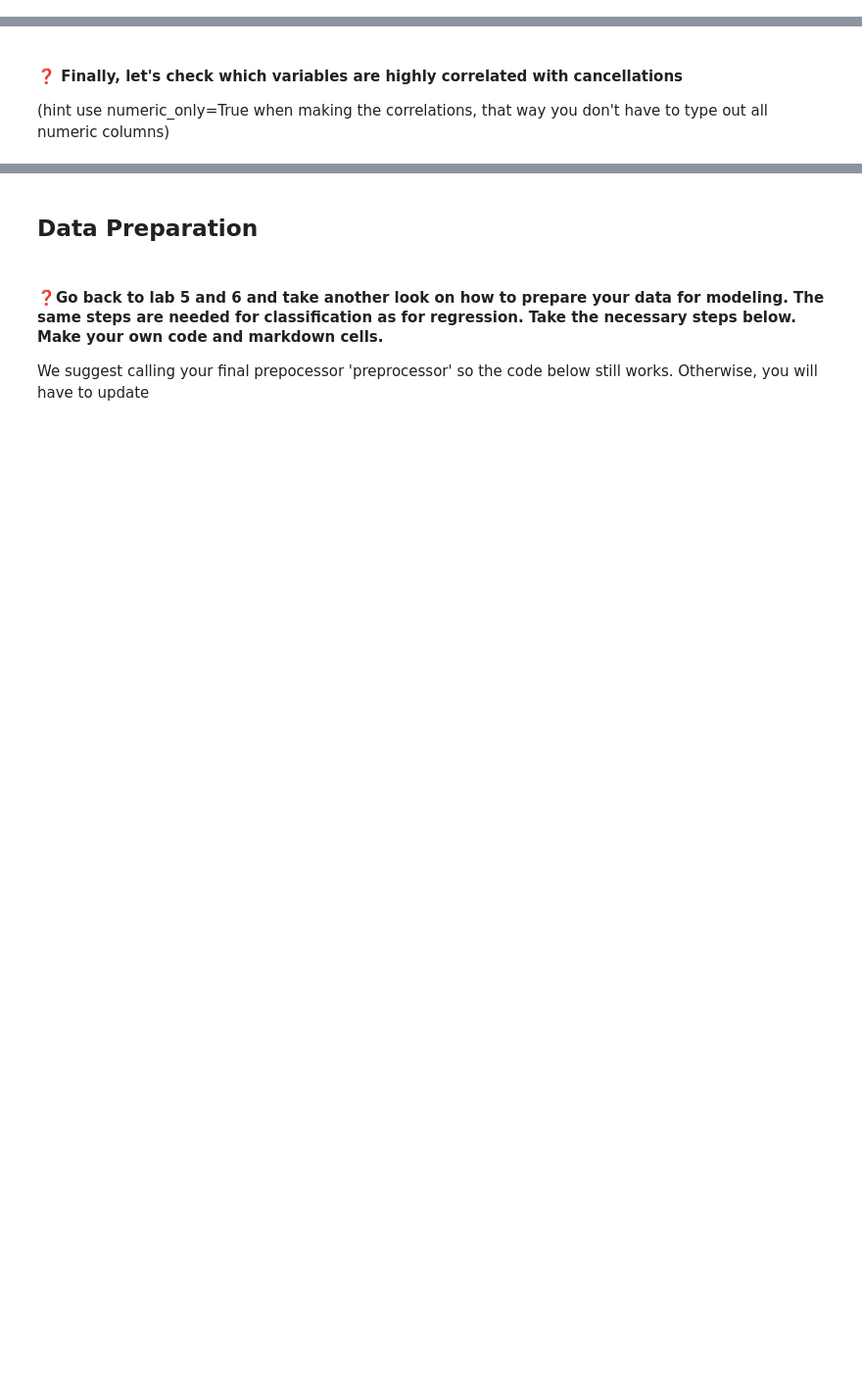
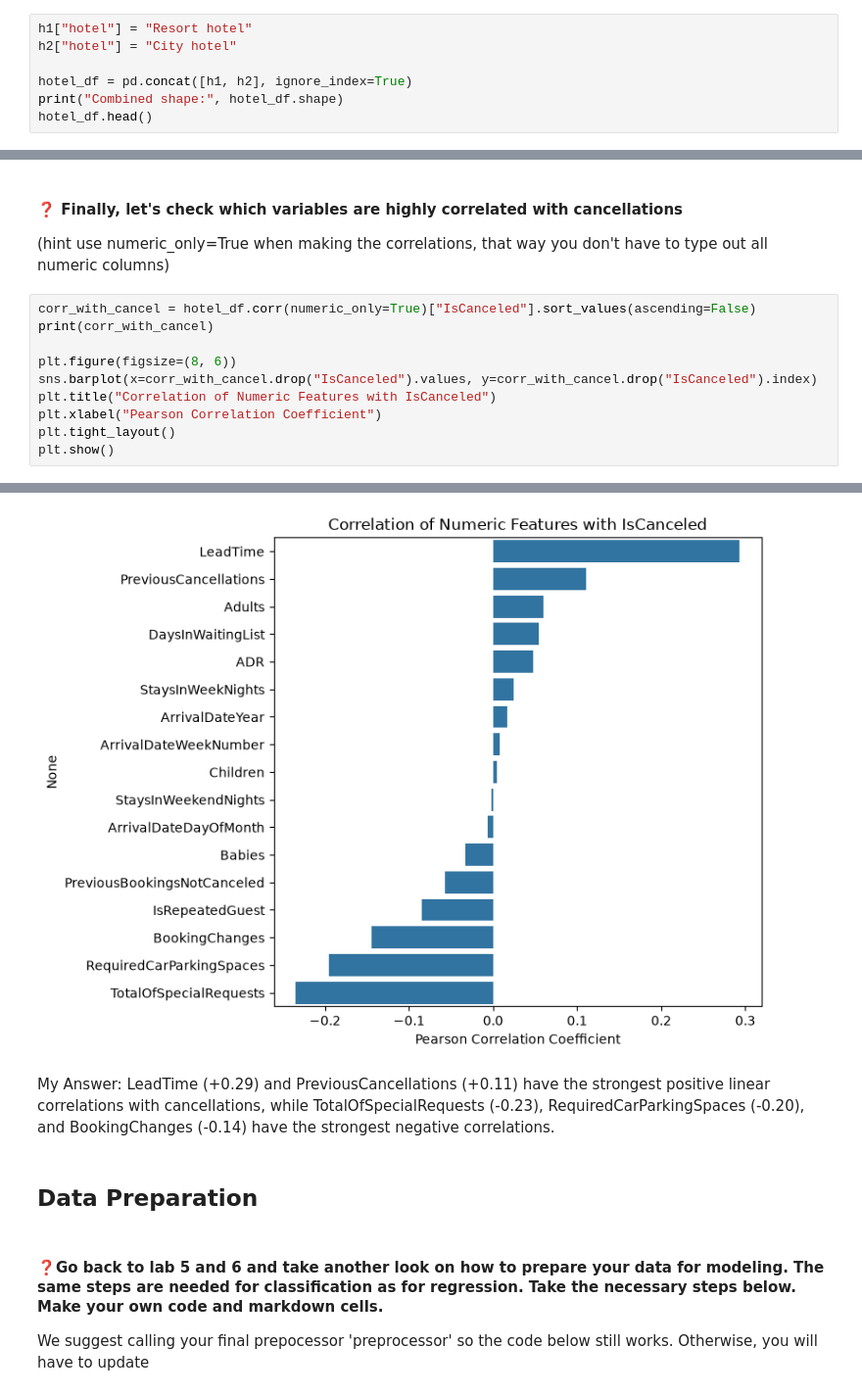
Before and after one commit to matteogradinaru/students2627, a Jupyter notebook: lab7_ti/lab_7_classification.ipynb, the cells around one changed output, grey strips where cells are left out. Shown at 98% size. Drawn from its saved outputs; the diff is of its cells as text; blank space fills up the shorter version.

```diff
--- a/lab7_ti/lab_7_classification.ipynb
+++ b/lab7_ti/lab_7_classification.ipynb
@@ -138,0 +173,7 @@ We still start of by doing exploring the dataset using Pandas exclusively and mo
+# %%
+h1["hotel"] = "Resort hotel"
+h2["hotel"] = "City hotel"
+
+hotel_df = pd.concat([h1, h2], ignore_index=True)
+print("Combined shape:", hotel_df.shape)
+hotel_df.head()
@@ -146,3 +326,14 @@ An example of a possible business question might be: "Which countries are our gu
 # %% [markdown]
 #### ❓ Finally, let's check which variables are highly correlated with cancellations
 (hint use numeric_only=True when making the correlations, that way you don't have to type out all numeric columns)
+# %%
+corr_with_cancel = hotel_df.corr(numeric_only=True)["IsCanceled"].sort_values(ascending=False)
+print(corr_with_cancel)
+
+plt.figure(figsize=(8, 6))
+sns.barplot(x=corr_with_cancel.drop("IsCanceled").values, y=corr_with_cancel.drop("IsCanceled").index)
+plt.title("Correlation of Numeric Features with IsCanceled")
+plt.xlabel("Pearson Correlation Coefficient")
+plt.tight_layout()
+plt.show()
+# %% [output]
@@ -149,3 +359,7 @@ An example of a possible business question might be: "Which countries are our gu
+[figure, added]
+# %% [markdown]
+My Answer:
+LeadTime (+0.29) and PreviousCancellations (+0.11) have the strongest positive linear correlations with cancellations, while TotalOfSpecialRequests (-0.23), RequiredCarParkingSpaces (-0.20), and BookingChanges (-0.14) have the strongest negative correlations.
 # %% [markdown]
 ## Data Preparation
 # %% [markdown]
```
Also changed, not shown: parts of 29 cells of this notebook.
